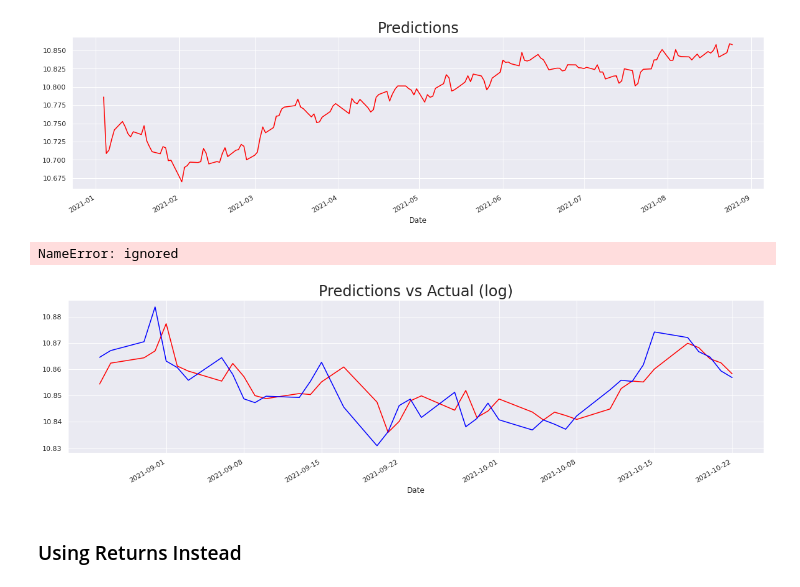
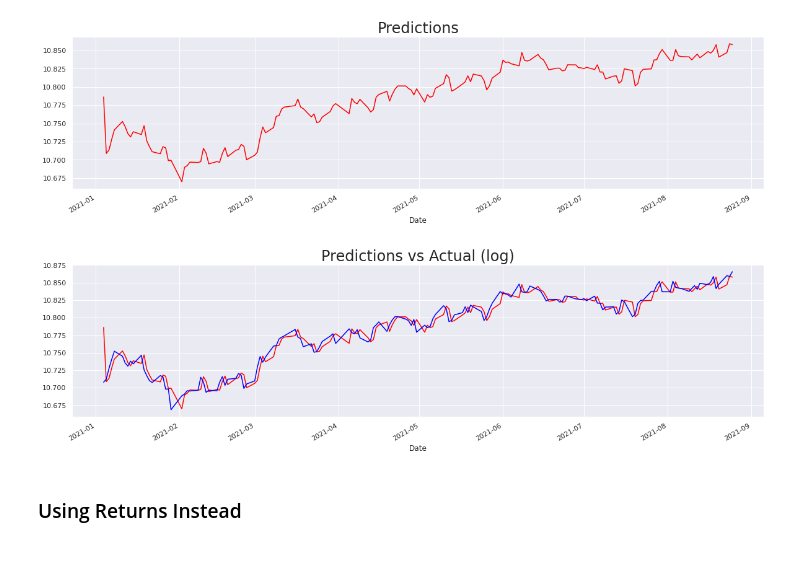
Before and after one commit to jjsalazarr/curso-series-temporales, a Jupyter notebook: 12. Prediciendo el futuro/Python/16_PrediciendoFuturo.ipynb, the cells around one changed output. Saved outputs shown, nothing was run; the diff lists cells and outputs as text; code cells hidden in the pictures; blank space fills up the shorter version.

```diff
--- a/12. Prediciendo el futuro/Python/16_PrediciendoFuturo.ipynb
+++ b/12. Prediciendo el futuro/Python/16_PrediciendoFuturo.ipynb
@@ -182,23 +192,13 @@ plt.title("Predictions", size = 24)
 plt.show()
 # %% [output]
 [figure]
-# %%
-start_date="2021-08-26"
-end_date="2021-10-22"
-
-model_ar = ARIMA(df.test, order = (1,0,0))
-results_ar = model_ar.fit()
-results_ar.summary()
-prediction = pd.DataFrame(model_ar.predict(n_periods=20), index=test.index)
-# %% [output]
-NameError: ignored
 # %%
-df.test.pred[start_date:end_date].plot(figsize = (20,5), color = "red")
-df.test[start_date:end_date].plot(color = "blue")
+df.pred[start_date:end_date].plot(figsize = (20,5), color = "red")
+df[start_date:end_date].plot(color = "blue")
 plt.title("Predictions vs Actual (log)", size = 24)
 plt.show()
 # %% [output]
-[figure, old version]
+[figure, new version]
 # %% [markdown]
 ### Using Returns Instead
 # %%
```
Also changed, not shown: parts of 13 cells of this notebook.
